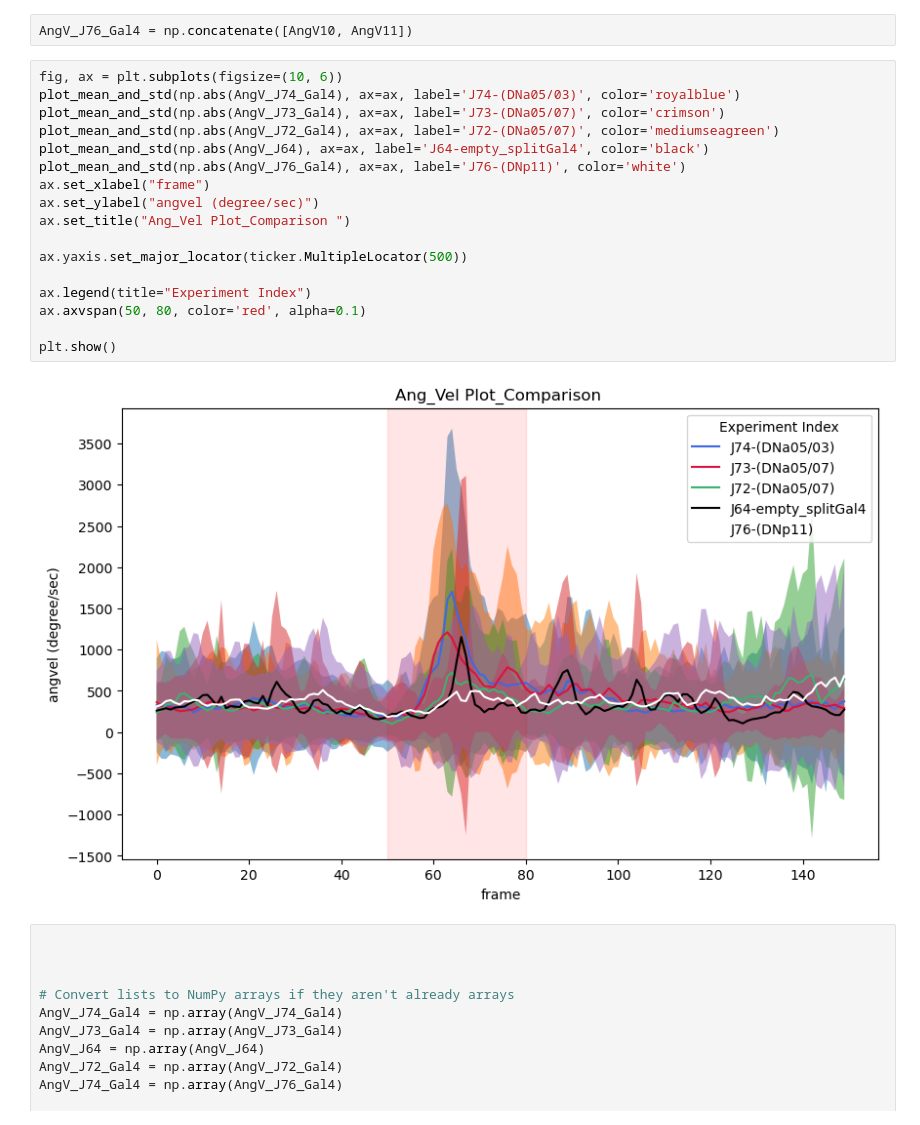
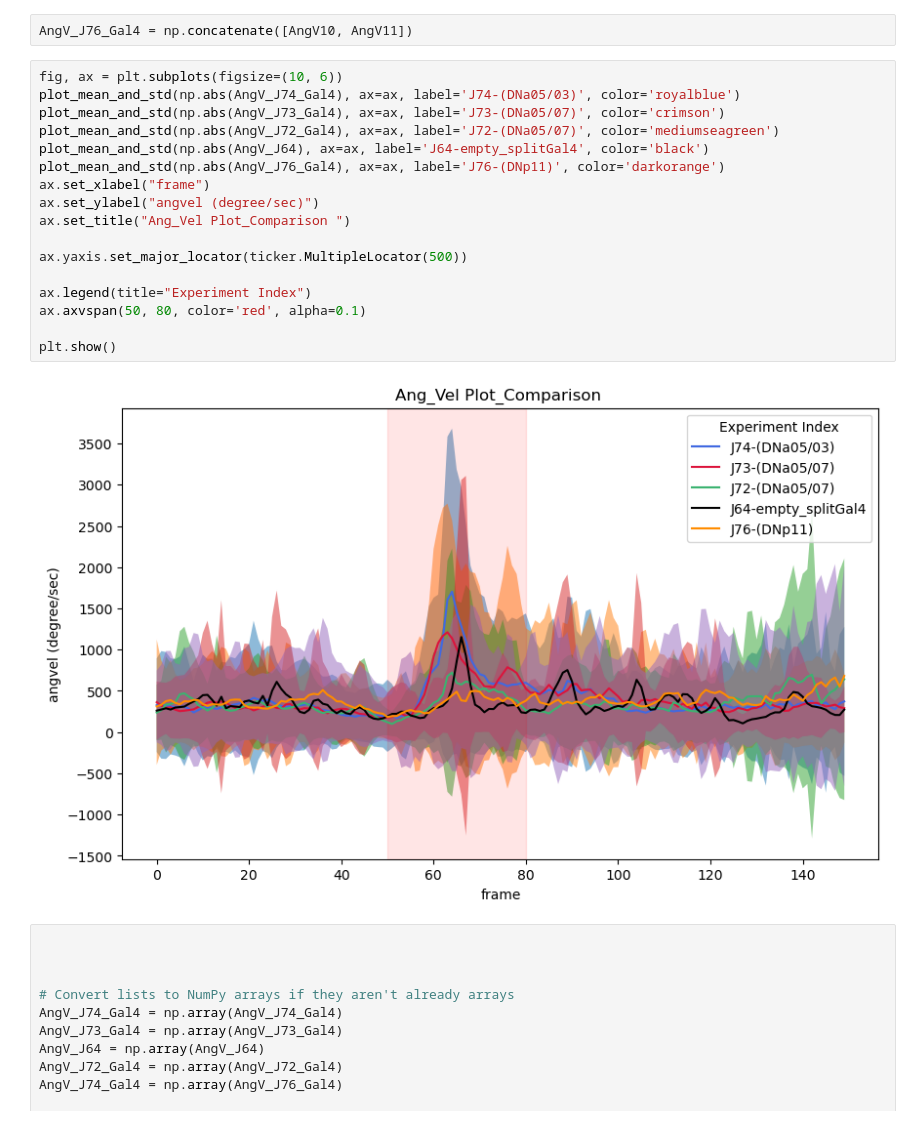
Before and after one commit to Shivammm123/FlyFlightBehavior, a Jupyter notebook: Free Flight Analysis Flies/Complete Analysis.ipynb, the cells around one changed output. Cells and saved outputs as stored; diff of their text form.

```diff
--- a/Free Flight Analysis Flies/Complete Analysis.ipynb
+++ b/Free Flight Analysis Flies/Complete Analysis.ipynb
@@ -167,22 +167,22 @@ AngV_J76_Gal4 = np.concatenate([AngV10, AngV11])
 # %%
 fig, ax = plt.subplots(figsize=(10, 6))
 plot_mean_and_std(np.abs(AngV_J74_Gal4), ax=ax, label='J74-(DNa05/03)', color='royalblue')
 plot_mean_and_std(np.abs(AngV_J73_Gal4), ax=ax, label='J73-(DNa05/07)', color='crimson')
 plot_mean_and_std(np.abs(AngV_J72_Gal4), ax=ax, label='J72-(DNa05/07)', color='mediumseagreen')
 plot_mean_and_std(np.abs(AngV_J64), ax=ax, label='J64-empty_splitGal4', color='black')
-plot_mean_and_std(np.abs(AngV_J76_Gal4), ax=ax, label='J76-(DNp11)', color='white')
+plot_mean_and_std(np.abs(AngV_J76_Gal4), ax=ax, label='J76-(DNp11)', color='darkorange')
 ax.set_xlabel("frame")
 ax.set_ylabel("angvel (degree/sec)")
 ax.set_title("Ang_Vel Plot_Comparison ")
 
 ax.yaxis.set_major_locator(ticker.MultipleLocator(500))
 
 ax.legend(title="Experiment Index")
 ax.axvspan(50, 80, color='red', alpha=0.1)
 
 plt.show()
 # %% [output]
-[figure, old version]
+[figure, new version]
 # %%
 
 
```
